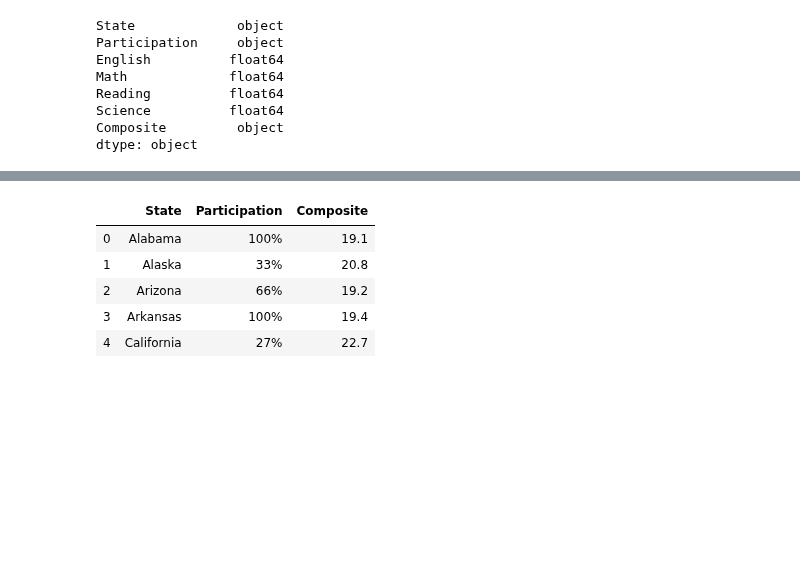
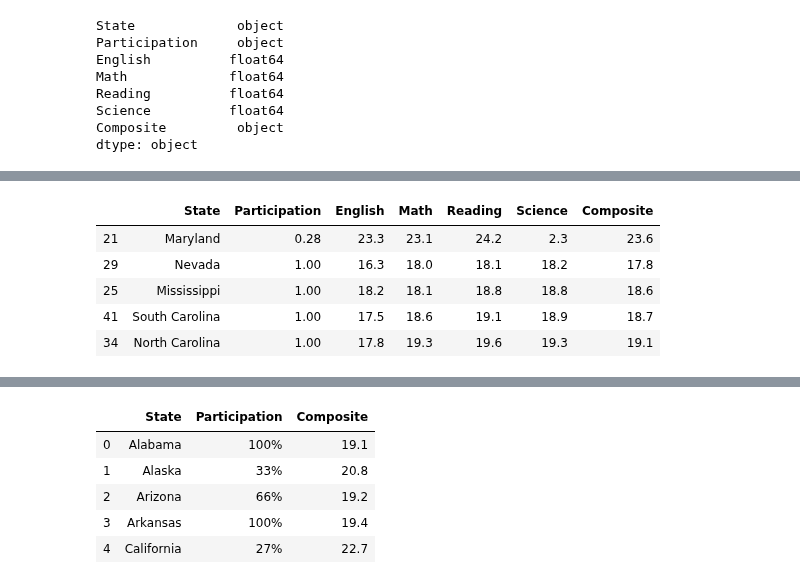
Before and after one commit to CreightonAshton/Scratchwork, a Jupyter notebook: Code/ACT-SAT/ACT-SAT.ipynb, the cells around one changed output, grey strips where cells are left out. Saved outputs shown, nothing was run; the diff lists cells and outputs as text; code cells hidden in the pictures; blank space fills up the shorter version.

```diff
--- a/Code/ACT-SAT/ACT-SAT.ipynb
+++ b/Code/ACT-SAT/ACT-SAT.ipynb
@@ -35,0 +92,9 @@ dtype: object
+# %%
+act17.sort_values('Science').head()
+# %% [output]
+|  | State | Participation | English | Math | Reading | Science | Composite |
+| 21 | Maryland | 0.28 | 23.3 | 23.1 | 24.2 | 2.3 | 23.6 |
+| 29 | Nevada | 1.00 | 16.3 | 18.0 | 18.1 | 18.2 | 17.8 |
+| 25 | Mississippi | 1.00 | 18.2 | 18.1 | 18.8 | 18.8 | 18.6 |
+| 41 | South Carolina | 1.00 | 17.5 | 18.6 | 19.1 | 18.9 | 18.7 |
+| 34 | North Carolina | 1.00 | 17.8 | 19.3 | 19.6 | 19.3 | 19.1 |
```
Also changed, not shown: parts of 35 cells of this notebook.
